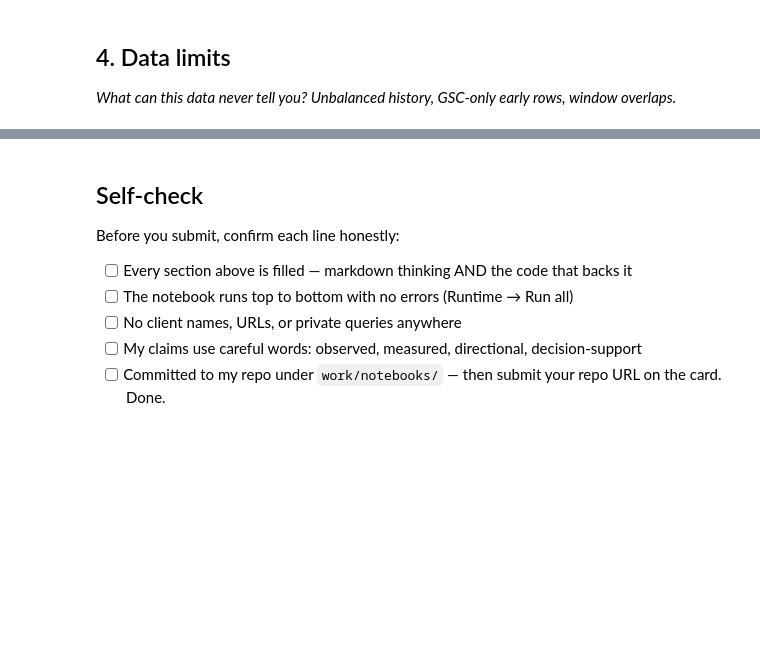
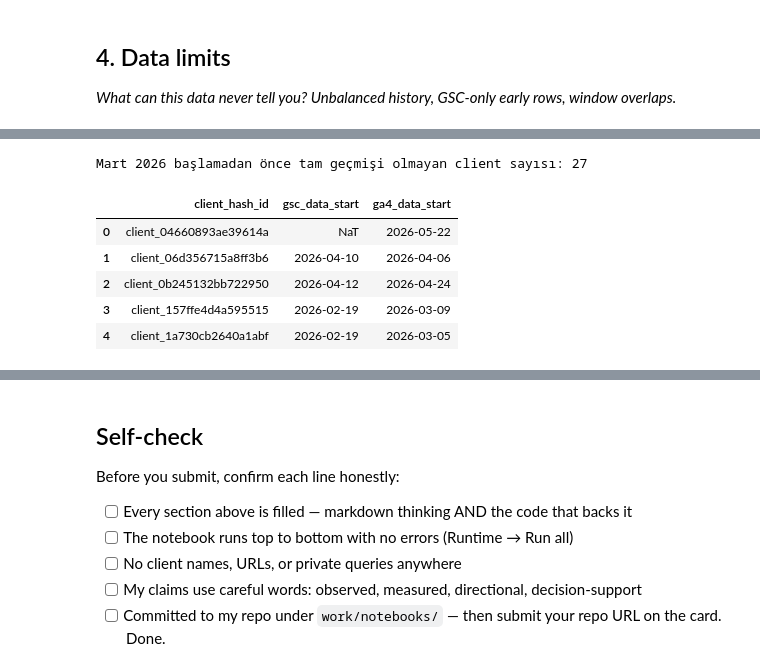
Before and after one commit to damlablgc/flyrankinternship, a Jupyter notebook: work/notebooks/w03_data_contract.ipynb, the cells around one changed output, grey strips where cells are left out. Drawn from its saved outputs; the diff is of its cells as text; code cells hidden in the pictures; blank space fills up the shorter version.

```diff
--- a/work/notebooks/w03_data_contract.ipynb
+++ b/work/notebooks/w03_data_contract.ipynb
@@ -143,0 +190,17 @@ Leak'li AUC: 1.000
+# %%
+partial_history = con.sql(f"""
+    SELECT client_hash_id, gsc_data_start, ga4_data_start
+    FROM read_parquet('{REL}/dim_clients.parquet')
+    WHERE gsc_data_start > DATE '2026-03-01'
+       OR ga4_data_start > DATE '2026-03-01'
+""").df()
+print(f"Mart 2026 başlamadan önce tam geçmişi olmayan client sayısı: {len(partial_history)}")
+partial_history.head()
+# %% [output]
+Mart 2026 başlamadan önce tam geçmişi olmayan client sayısı: 27
+|  | client_hash_id | gsc_data_start | ga4_data_start |
+| 0 | client_04660893ae39614a | NaT | 2026-05-22 |
+| 1 | client_06d356715a8ff3b6 | 2026-04-10 | 2026-04-06 |
+| 2 | client_0b245132bb722950 | 2026-04-12 | 2026-04-24 |
+| 3 | client_157ffe4d4a595515 | 2026-02-19 | 2026-03-09 |
+| 4 | client_1a730cb2640a1abf | 2026-02-19 | 2026-03-05 |
```
Also changed, not shown: parts of 6 cells of this notebook.
